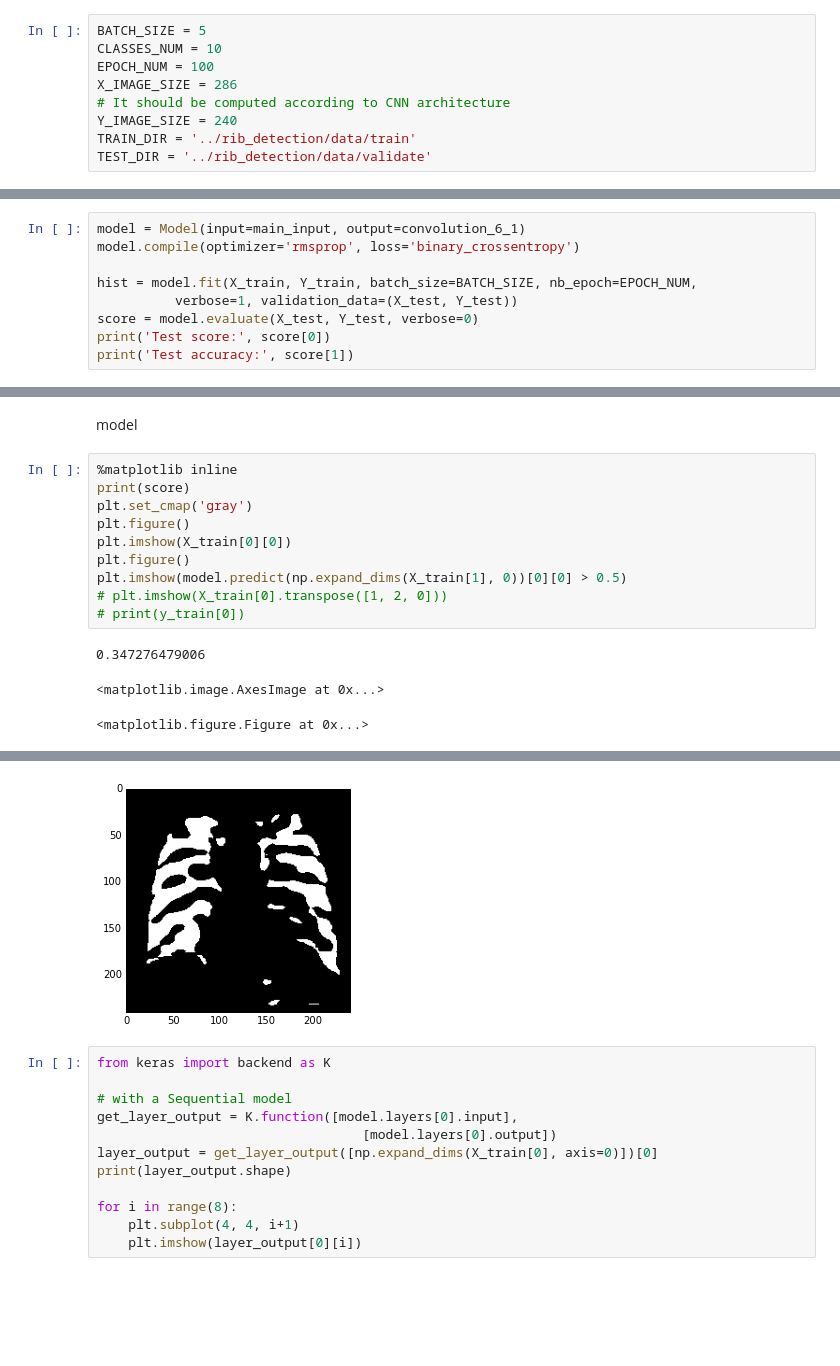
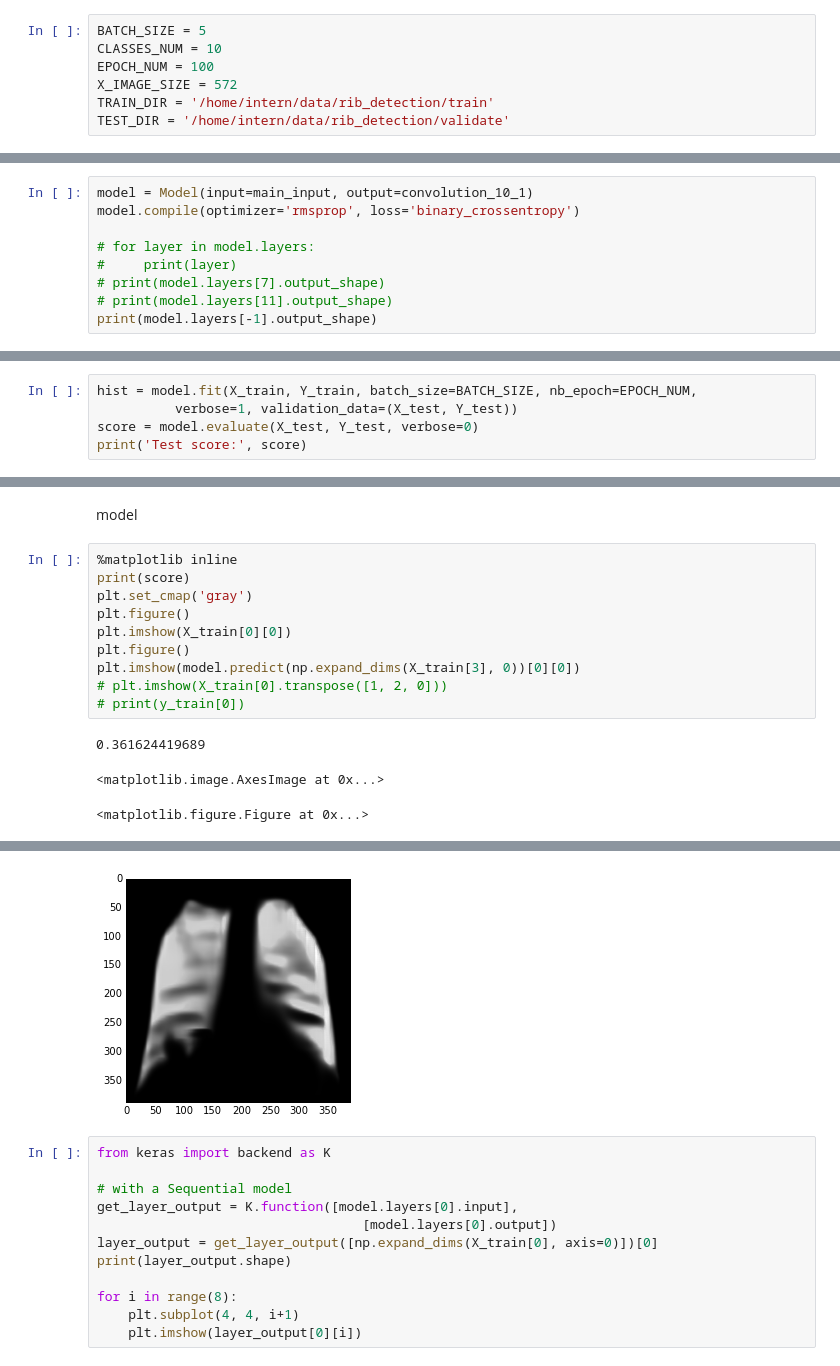
Before and after one commit to artemkondyukov/rib_detection_keras, a Jupyter notebook: keras_rib_detection.ipynb, the cells around one changed output, grey strips where cells are left out. Drawn from its saved outputs; the diff is of its cells as text; blank space fills up the shorter version.

```diff
--- a/keras_rib_detection.ipynb
+++ b/keras_rib_detection.ipynb
@@ -17,8 +23,6 @@ from scipy.misc.pilutil import imresize
 BATCH_SIZE = 5
 CLASSES_NUM = 10
 EPOCH_NUM = 100
-X_IMAGE_SIZE = 286
-# It should be computed according to CNN architecture
-Y_IMAGE_SIZE = 240
-TRAIN_DIR = '../rib_detection/data/train'
-TEST_DIR = '../rib_detection/data/validate'
+X_IMAGE_SIZE = 572
+TRAIN_DIR = '/home/intern/data/rib_detection/train'
+TEST_DIR = '/home/intern/data/rib_detection/validate'
@@ -24,0 +77,9 @@ TEST_DIR = '../rib_detection/data/validate'
+# %%
+model = Model(input=main_input, output=convolution_10_1)
+model.compile(optimizer='rmsprop', loss='binary_crossentropy')
+
+# for layer in model.layers:
+#     print(layer)
+# print(model.layers[7].output_shape)
+# print(model.layers[11].output_shape)
+print(model.layers[-1].output_shape)
@@ -113,10 +122,6 @@ print(model.layers[12].output_shape)
 # %%
-model = Model(input=main_input, output=convolution_6_1)
-model.compile(optimizer='rmsprop', loss='binary_crossentropy')
-
 hist = model.fit(X_train, Y_train, batch_size=BATCH_SIZE, nb_epoch=EPOCH_NUM,
           verbose=1, validation_data=(X_test, Y_test))
 score = model.evaluate(X_test, Y_test, verbose=0)
-print('Test score:', score[0])
-print('Test accuracy:', score[1])
+print('Test score:', score)
 # %% [output]
@@ -148,10 +152,10 @@ plt.set_cmap('gray')
 plt.figure()
 plt.imshow(X_train[0][0])
 plt.figure()
-plt.imshow(model.predict(np.expand_dims(X_train[1], 0))[0][0] > 0.5)
+plt.imshow(model.predict(np.expand_dims(X_train[3], 0))[0][0])
 # plt.imshow(X_train[0].transpose([1, 2, 0]))
 # print(y_train[0])
 # %% [output]
-0.347276479006
+0.361624419689
 <matplotlib.image.AxesImage at 0x...>
 <matplotlib.figure.Figure at 0x...>
@@ -159,4 +163,4 @@ plt.imshow(model.predict(np.expand_dims(X_train[1], 0))[0][0] > 0.5)
-[figure, old version]
+[figure, new version]
 # %%
 from keras import backend as K
 
```
Also changed, not shown: parts of 17 cells of this notebook.
